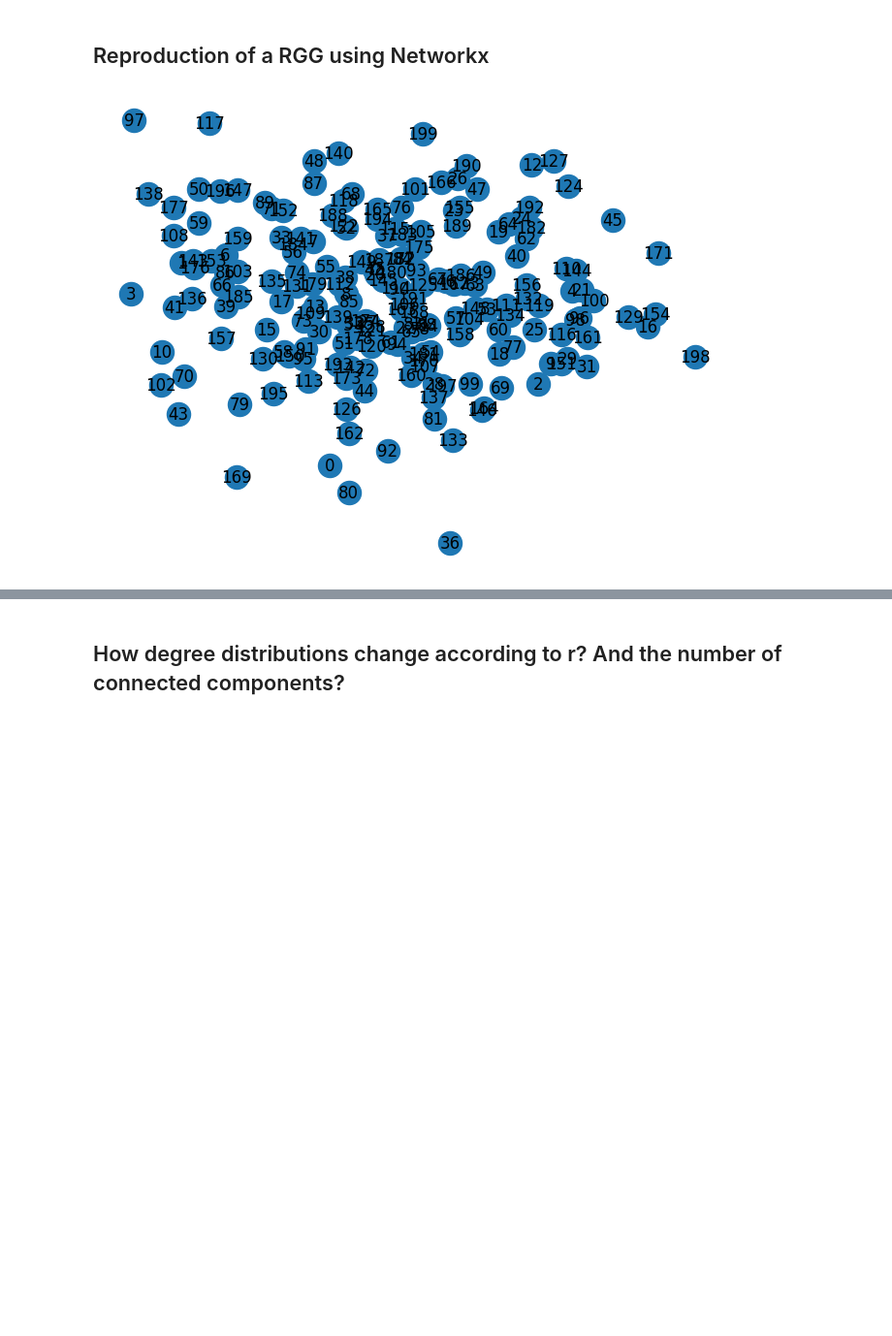
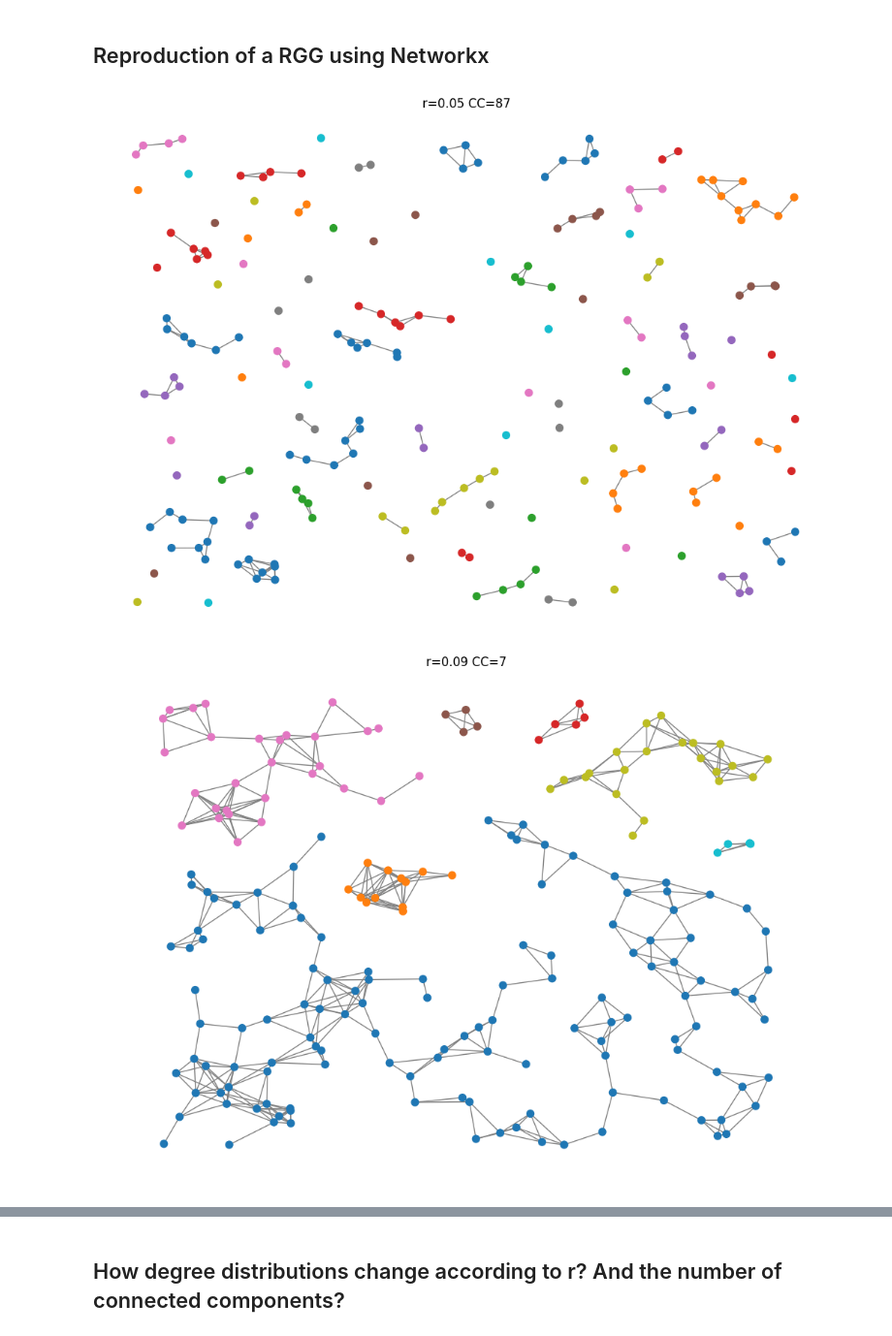
Before and after one commit to imiguelrodriguez/A1_ComplexNetworks, a Jupyter notebook: networks_analyzer.ipynb, the cells around one changed output, grey strips where cells are left out. Shown at 97% size. Saved outputs shown, nothing was run; the diff lists cells and outputs as text; code cells hidden in the pictures; blank space fills up the shorter version.

Commit message:
Characterization of R value. Reproduction of net5 with networkx. Histogram comparison of connected components and degree distribution as r increases.

```diff
--- a/networks_analyzer.ipynb
+++ b/networks_analyzer.ipynb
@@ -431,8 +431,7 @@ PS: Networks are encoded in the pajek format (.net). The students should use nx.
 # Net 5
 # %%
 from utils import NetworkAnalyzer
-file_path = "networks/net5.net"
-net5 = NetworkAnalyzer(file_path)
+net5 = NetworkAnalyzer(file_path="networks/net5.net", positions_file="networks/positions_net5.txt")
 # %%
 import networkx as nx
 nx.is_connected(net5.G)
@@ -554,11 +518,13 @@ Estimated r: 0.0900
 # %% [markdown]
 ## Reproduction of a RGG using Networkx
 # %%
-import random
 n = 200
-posit = {i: (random.gauss(1, 25), random.gauss(100, 2)) for i in range(n)}
 
-G_geo = nx.random_geometric_graph(n, 0.09, pos=posit)
-nx.draw(G_geo, pos=posit, with_labels=True)
+r_vals = [0.05, 0.09, 0.12]
+for r in r_vals:
+    rgg = nx.random_geometric_graph(n, r, pos=net5.positions)
+    G_geo = NetworkAnalyzer(G=rgg, positions=net5.positions)
+    G_geo.plot_with_positions(r=r)
 # %% [output]
-[figure, old version]
+[figure, new version]
+[figure, added]
```
Also changed, not shown: parts of 11 cells of this notebook, 1 other file.
